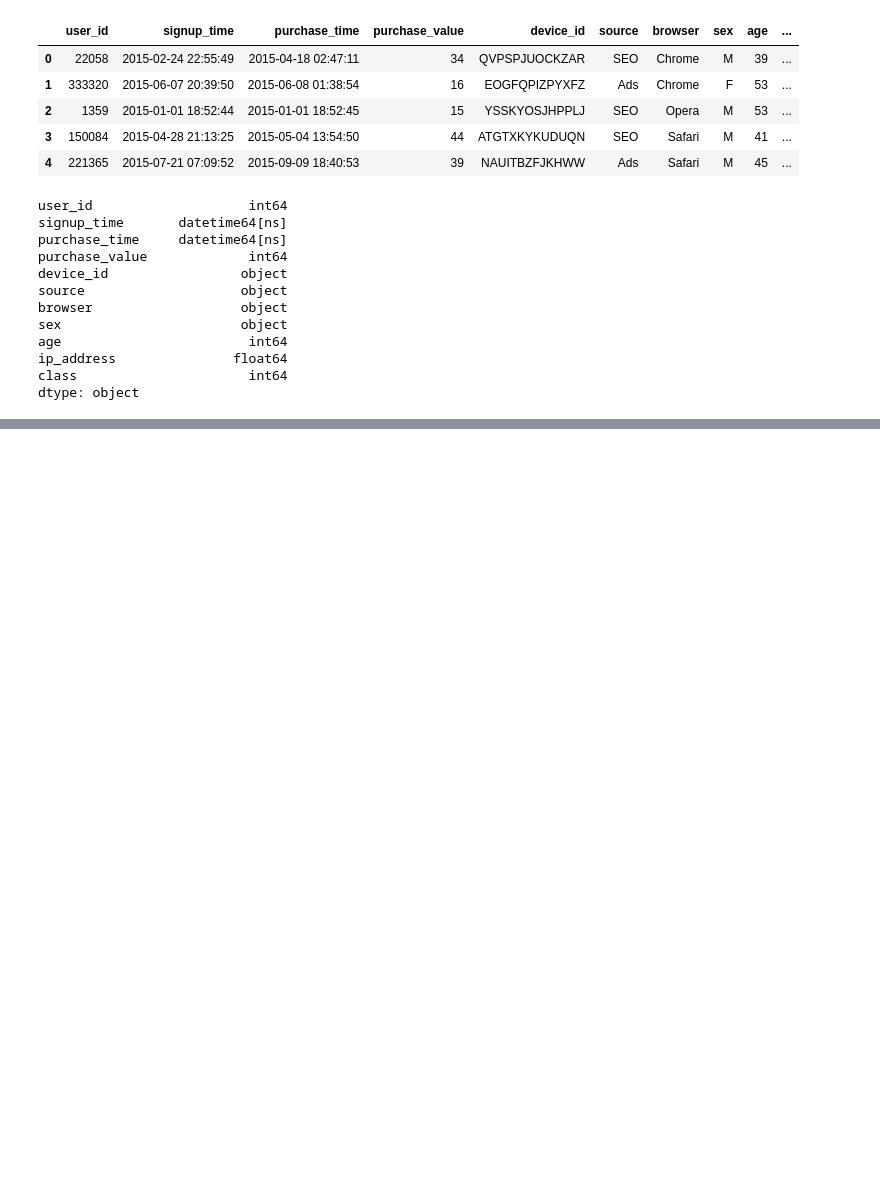
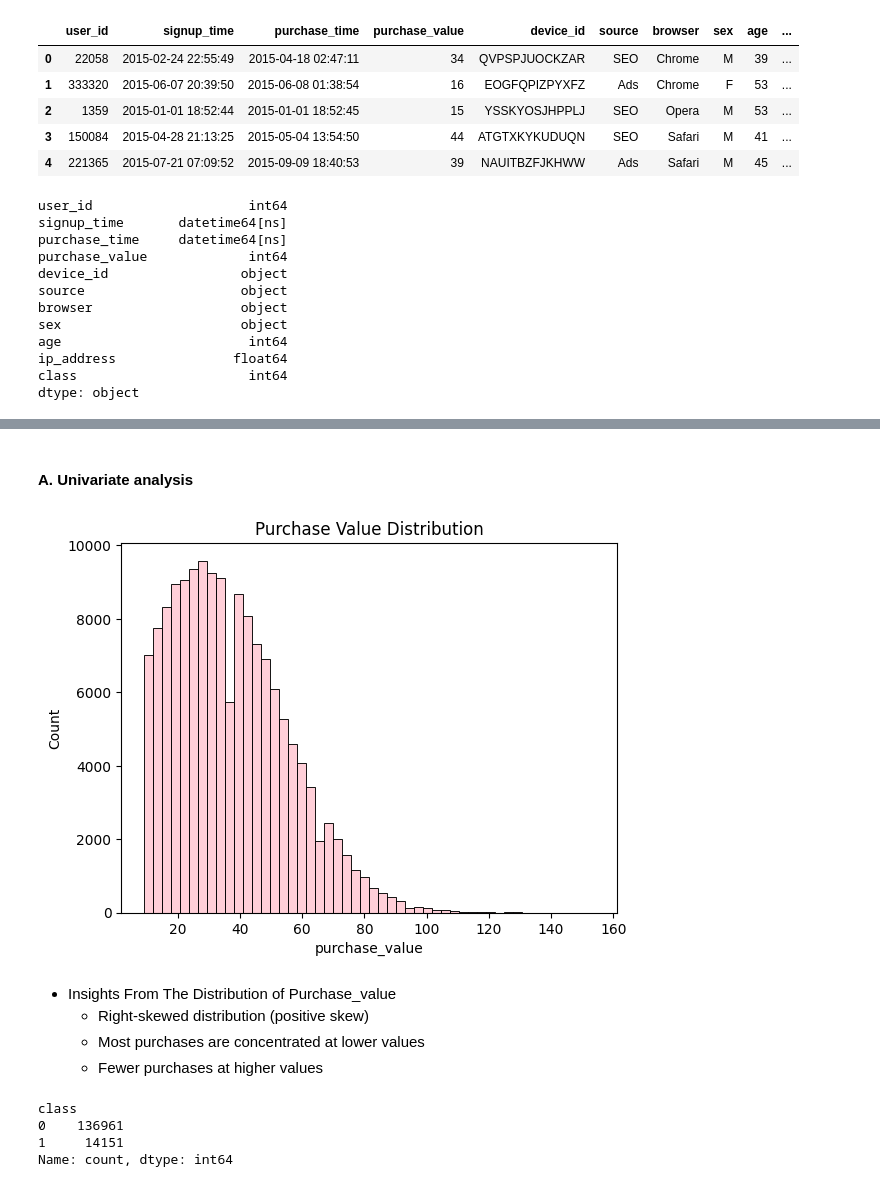
Before and after one commit to Kidist-c/Fraud-Detecton-for-ecommerce, a Jupyter notebook: notebooks/eda-fraud-data.ipynb, the cells around one changed output, grey strips where cells are left out. Cells and saved outputs as stored; diff of their text form; code cells hidden in the pictures; blank space fills up the shorter version.

```diff
--- a/notebooks/eda-fraud-data.ipynb
+++ b/notebooks/eda-fraud-data.ipynb
@@ -139,0 +145,22 @@ dtype: object
+# %% [markdown]
+#### A. Univariate analysis
+# %%
+# Distribution Plot For purchase_value
+sns.histplot(fraud_df["purchase_value"],bins=50,color="pink")
+plt.title("Purchase Value Distribution")
+plt.show()
+# %% [output]
+[figure, added]
+# %% [markdown]
+* Insights From The Distribution of Purchase_value
+  * Right-skewed distribution (positive skew)
+  * Most purchases are concentrated at lower values
+  * Fewer purchases at higher values
+# %%
+# check value count for class
+fraud_df["class"].value_counts()
+# %% [output]
+class
+0    136961
+1     14151
+Name: count, dtype: int64
```
Also changed, not shown: parts of 14 cells of this notebook.
